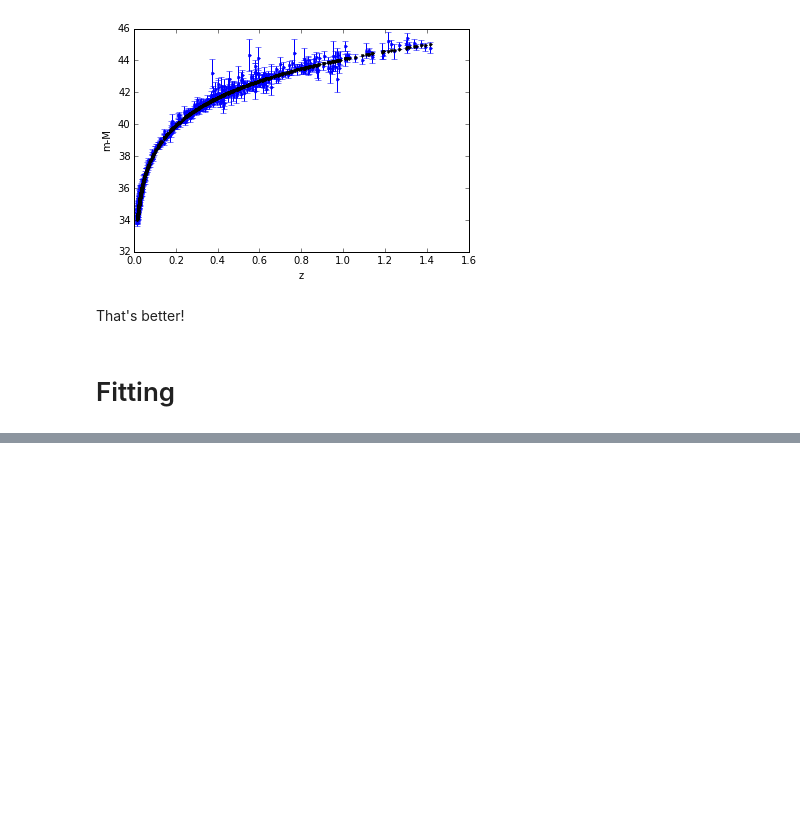
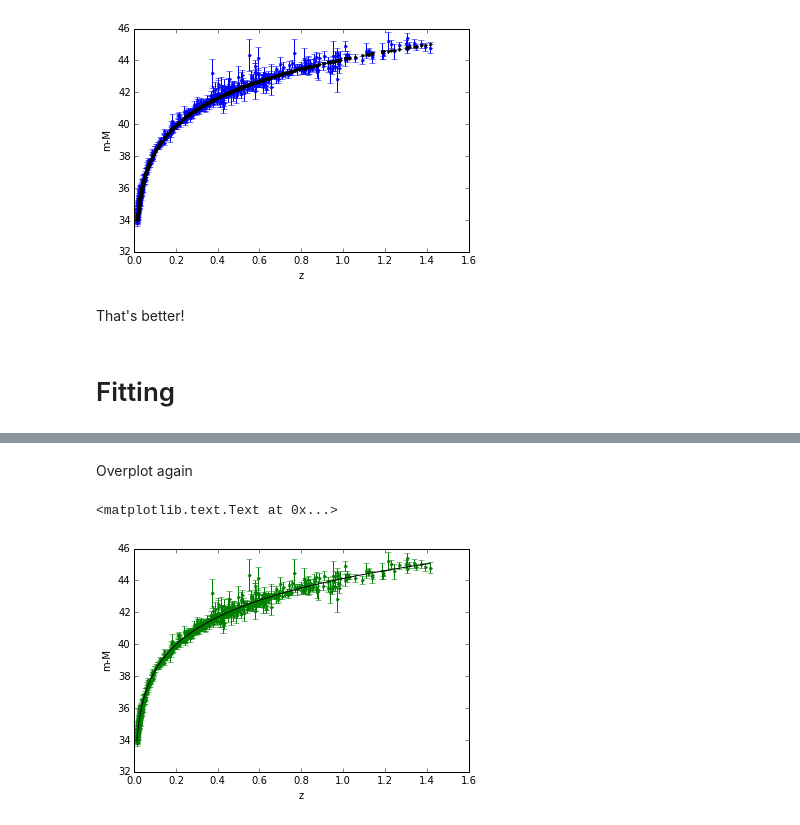
Before and after one commit to ridlo/cosmology_notebook, a Jupyter notebook: sn_cosmo_fitting.ipynb, the cells around one changed output, grey strips where cells are left out. Drawn from its saved outputs; the diff is of its cells as text; code cells hidden in the pictures; blank space fills up the shorter version.

```diff
--- a/sn_cosmo_fitting.ipynb
+++ b/sn_cosmo_fitting.ipynb
@@ -104,8 +104,7 @@ def cosmos_at_z(z, H0, w_r, w_m, w_v):
 # %% [markdown]
 ### Let's try benchmark model (again)
 # %%
-H0 = 70.0
-h = H0/100.0
+H0 = 70.0; h = H0/100.0
 w_r = 4.165E-5/(h*h)
 w_m = 0.3
 w_v = 0.7
@@ -130,11 +165,10 @@ That's better!
 # %%
 from scipy.optimize import curve_fit
 # %%
-# write a function that we want to fit in our data -> distance modulus as a function of z
-def func(z, w_m, w_v): # z is a numpy array
-    # we know the value w_r from CMB and CNB
-    H0 = 70.0
-    w_r = 8.5E-5
+# write a function that we want to fit in our data
+# -> distance modulus as a function of z
+def func(z, w_m, w_v, H0): # z is a numpy array
+    w_r = 8.5E-5 # we know the value w_r from CMB and CNB
     d_l = []
     for zi in z: d_l.append(cosmos_at_z(zi, H0, w_r, w_m, w_v)) # calculate luminosity distance from z value
     d_l = np.array(d_l)
@@ -149,0 +192,20 @@ Omega_m =  0.281008770334 Omega_v =  0.725159371407
+# %% [markdown]
+Overplot again
+# %%
+H0 = popt[2]; h = H0/100.0
+w_r = 4.165E-5/(h*h)
+w_m = popt[0]
+w_v = popt[1]
+
+d_L = []; zz = np.sort(data['redshift'])
+for i in zz: d_L.append(cosmos_at_z(i, H0, w_r, w_m, w_v)) # integrate for every z values to get d_L
+d_L = np.array(d_L)
+distmod = 5.0*np.log10(d_L) + 25.0
+
+plt.errorbar(data['redshift'], data['distancemod'], yerr=data['errordistancemod'], fmt='g.')
+plt.plot(zz, distmod, 'k')
+plt.xlabel('z')
+plt.ylabel('m-M')
+# %% [output]
+<matplotlib.text.Text at 0x...>
+[figure, added]
```
Also changed, not shown: parts of 13 cells of this notebook.
